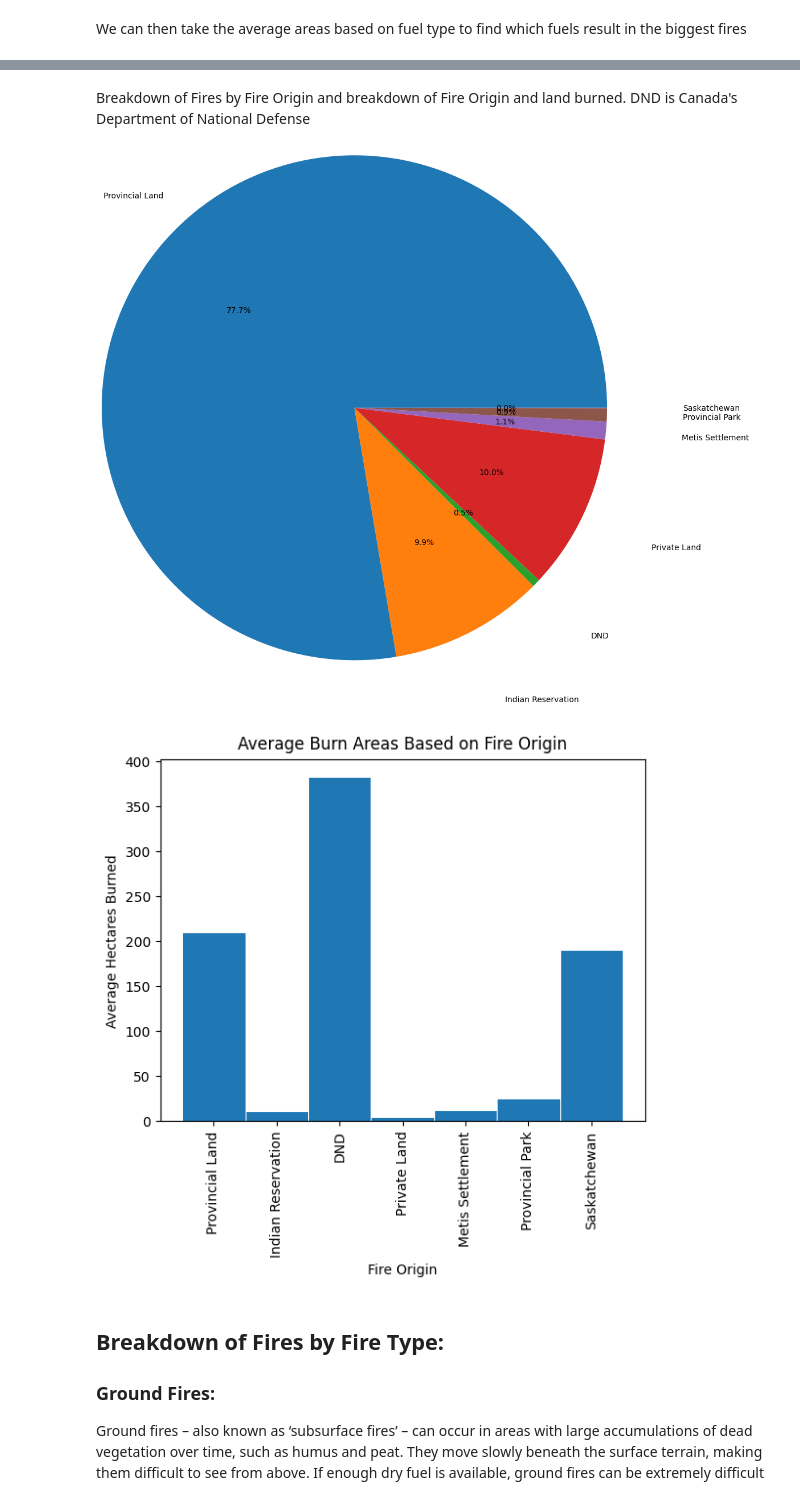
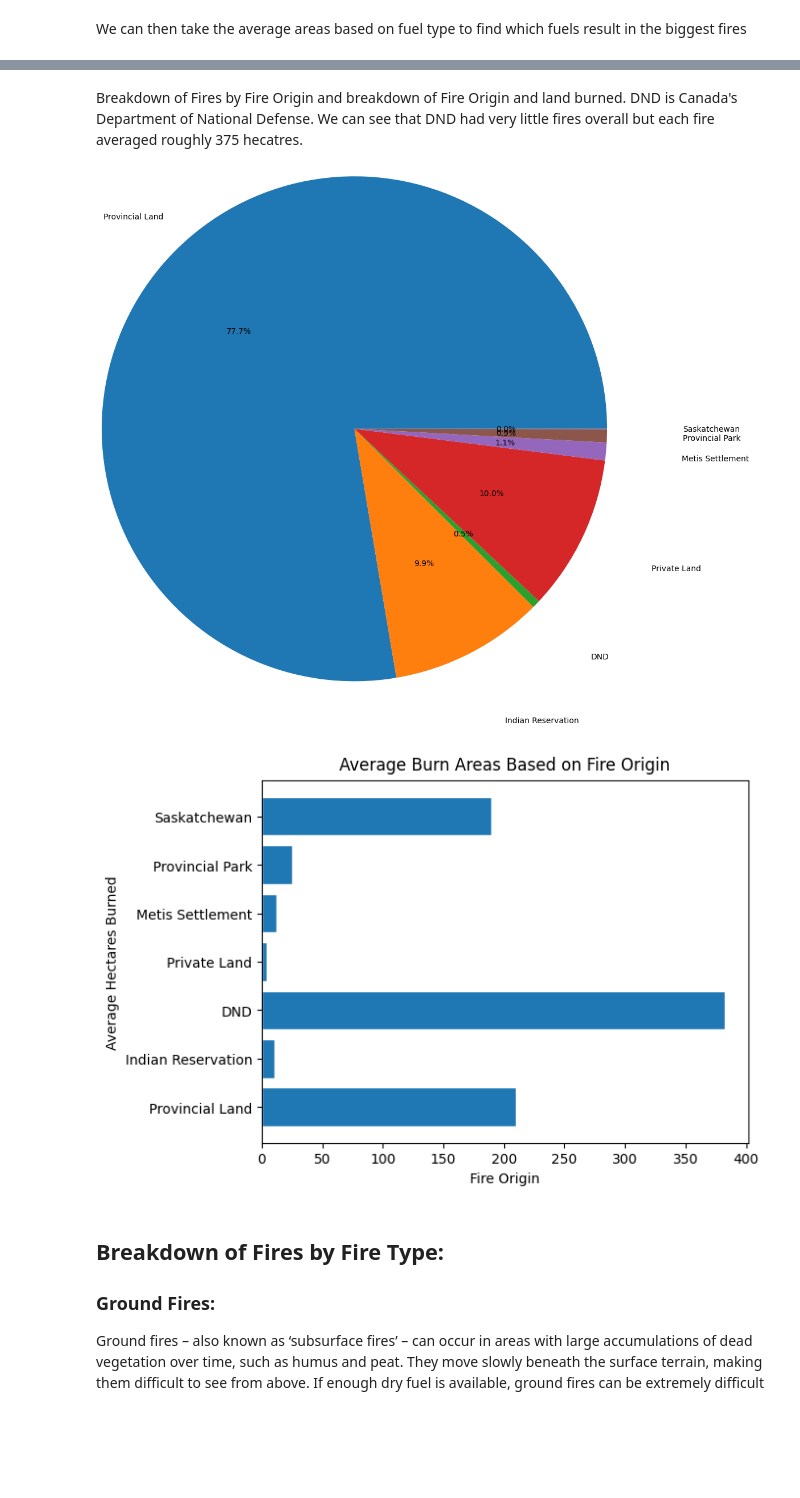
Before and after one commit to david-belman/ECE-143-Wildfire-Project, a Jupyter notebook: results.ipynb, the cells around one changed output, grey strips where cells are left out. Drawn from its saved outputs; the diff is of its cells as text; code cells hidden in the pictures; blank space fills up the shorter version.

```diff
--- a/results.ipynb
+++ b/results.ipynb
@@ -98,12 +103,12 @@ anl.plot_graph_of_series( average_burn_area_by_fuel_type, "bar", "Average Burn A
 # %% [markdown]
-Breakdown of Fires by Fire Origin and breakdown of Fire Origin and land burned. DND is Canada's Department of National Defense
+Breakdown of Fires by Fire Origin and breakdown of Fire Origin and land burned. DND is Canada's Department of National Defense. We can see that DND had very little fires overall but each fire averaged roughly 375 hecatres.
 # %%
 anl.plot_graph_of_series(df["fire_origin"].value_counts(sort= False), "pie", "")
 average_burn_area_by_fire_origin = anl.get_operation_of_series_based_on_another_series(df,["fire_origin","ex_hectares"])
-anl.plot_graph_of_series( average_burn_area_by_fire_origin, "bar", "Average Burn Areas Based on Fire Origin", ["Fire Origin", "Average Hectares Burned"])
+anl.plot_graph_of_series( average_burn_area_by_fire_origin, "barh", "Average Burn Areas Based on Fire Origin", ["Fire Origin", "Average Hectares Burned"])
 # %% [output]
 [figure]
-[figure, old version]
+[figure, new version]
 # %% [markdown]
 ## Breakdown of Fires by Fire Type:
 ### Ground Fires:
```
Also changed, not shown: parts of 10 cells of this notebook, 1 other file.
